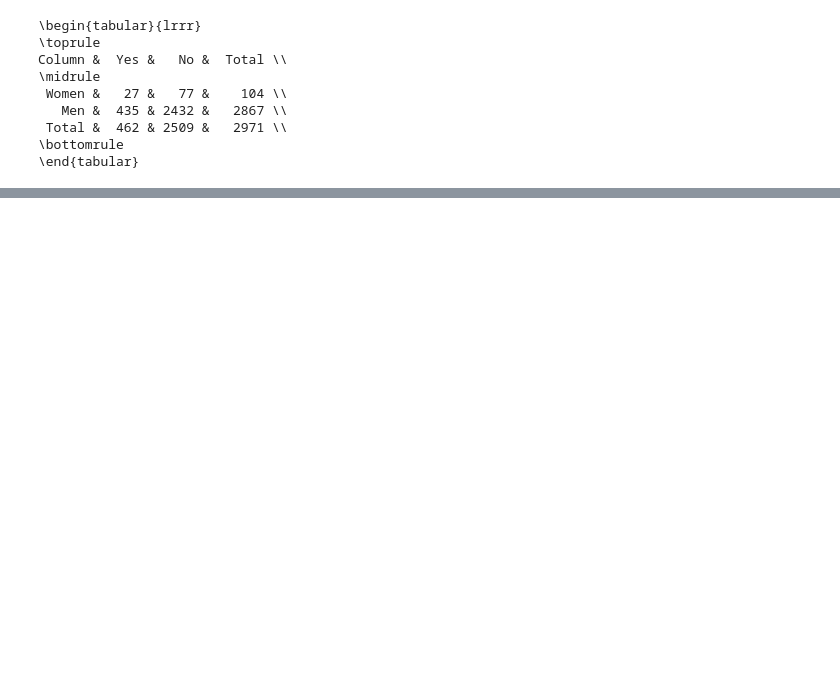
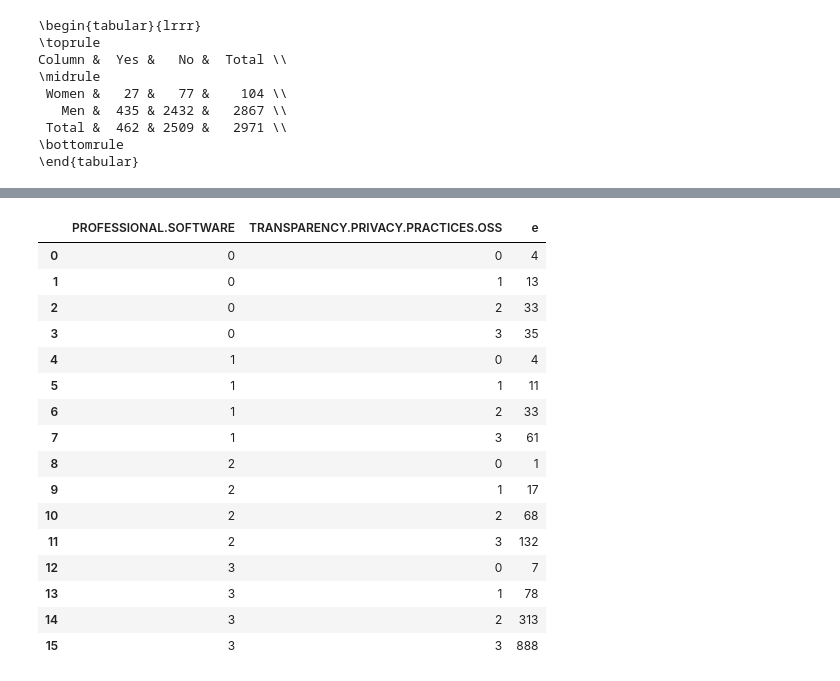
Before and after one commit to navh/ece1785, a Jupyter notebook: assignment3/notebook.ipynb, the cells around one changed output, grey strips where cells are left out. Saved outputs shown, nothing was run; the diff lists cells and outputs as text; code cells hidden in the pictures; blank space fills up the shorter version.

```diff
--- a/assignment3/notebook.ipynb
+++ b/assignment3/notebook.ipynb
@@ -481,0 +474,24 @@ neg_table
+# %%
+ddf = survey_pro_trans_map.copy()
+x = survey_pro_trans_map['PROFESSIONAL.SOFTWARE']
+y = survey_pro_trans_map['TRANSPARENCY.PRIVACY.PRACTICES.OSS']
+survey_pro_trans_map['e'] = 1
+survey_pro_trans_map.groupby(['PROFESSIONAL.SOFTWARE', 'TRANSPARENCY.PRIVACY.PRACTICES.OSS']).count().reset_index()
+# %% [output]
+|  | PROFESSIONAL.SOFTWARE | TRANSPARENCY.PRIVACY.PRACTICES.OSS | e |
+| 0 | 0 | 0 | 4 |
+| 1 | 0 | 1 | 13 |
+| 2 | 0 | 2 | 33 |
+| 3 | 0 | 3 | 35 |
+| 4 | 1 | 0 | 4 |
+| 5 | 1 | 1 | 11 |
+| 6 | 1 | 2 | 33 |
+| 7 | 1 | 3 | 61 |
+| 8 | 2 | 0 | 1 |
+| 9 | 2 | 1 | 17 |
+| 10 | 2 | 2 | 68 |
+| 11 | 2 | 3 | 132 |
+| 12 | 3 | 0 | 7 |
+| 13 | 3 | 1 | 78 |
+| 14 | 3 | 2 | 313 |
+| 15 | 3 | 3 | 888 |
```
Also changed, not shown: parts of 4 cells of this notebook, 2 other files.
